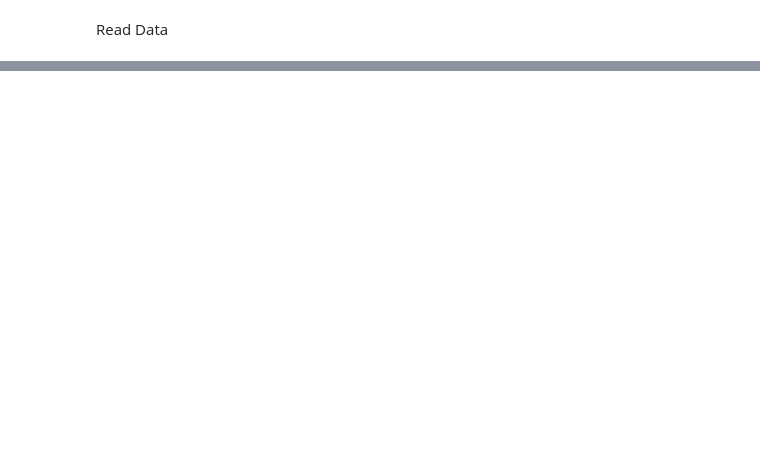
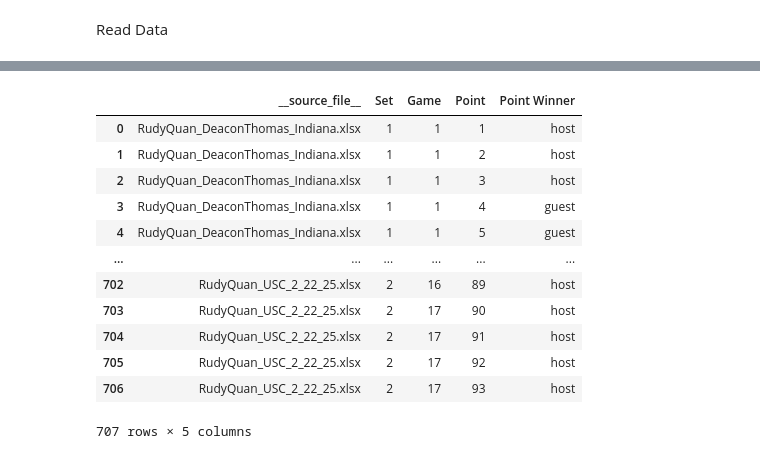
Before and after one commit to cjgimena/consulting-spring2025, a Jupyter notebook: season_report/return_page/return_in.ipynb, the cells around one changed output, grey strips where cells are left out. Drawn from its saved outputs; the diff is of its cells as text; code cells hidden in the pictures; blank space fills up the shorter version.

```diff
--- a/season_report/return_page/return_in.ipynb
+++ b/season_report/return_page/return_in.ipynb
@@ -30 +22,17 @@ combined_data_sets = pd.read_excel(f'data/mens/{player_name}/combined.xlsx', she
+# %%
+combined_data_points[['__source_file__','Set','Game','Point','Point Winner']]
+# %% [output]
+|  | __source_file__ | Set | Game | Point | Point Winner |
+| 0 | RudyQuan_DeaconThomas_Indiana.xlsx | 1 | 1 | 1 | host |
+| 1 | RudyQuan_DeaconThomas_Indiana.xlsx | 1 | 1 | 2 | host |
+| 2 | RudyQuan_DeaconThomas_Indiana.xlsx | 1 | 1 | 3 | host |
+| 3 | RudyQuan_DeaconThomas_Indiana.xlsx | 1 | 1 | 4 | guest |
+| 4 | RudyQuan_DeaconThomas_Indiana.xlsx | 1 | 1 | 5 | guest |
+| ... | ... | ... | ... | ... | ... |
+| 702 | RudyQuan_USC_2_22_25.xlsx | 2 | 16 | 89 | host |
+| 703 | RudyQuan_USC_2_22_25.xlsx | 2 | 17 | 90 | host |
+| 704 | RudyQuan_USC_2_22_25.xlsx | 2 | 17 | 91 | host |
+| 705 | RudyQuan_USC_2_22_25.xlsx | 2 | 17 | 92 | host |
+| 706 | RudyQuan_USC_2_22_25.xlsx | 2 | 17 | 93 | host |
+707 rows × 5 columns
 # %%
```
Also changed, not shown: parts of 13 cells of this notebook.
